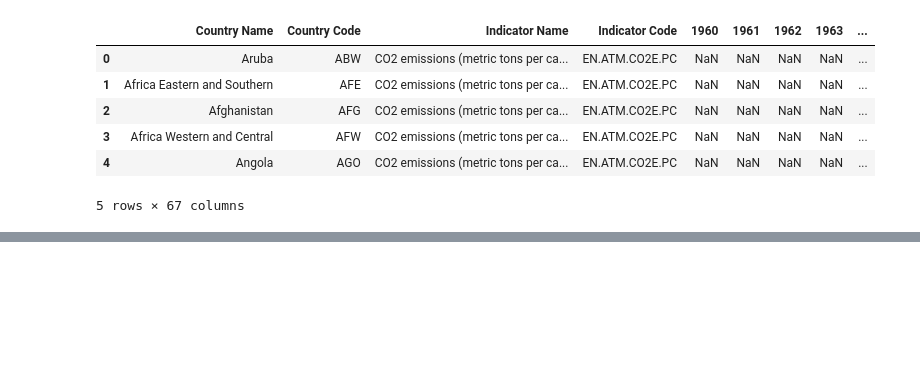
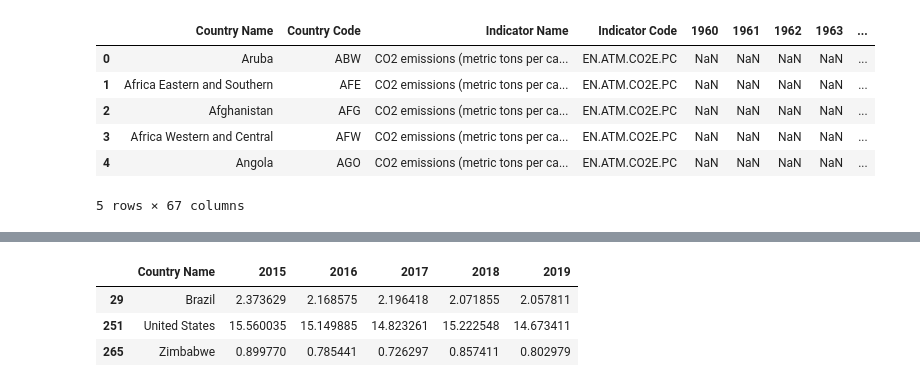
Before and after one commit to st4pzz/APS-CIENCIA-DOS-DADOS, a Jupyter notebook: resolucao.ipynb, the cells around one changed output, grey strips where cells are left out. Cells and saved outputs as stored; diff of their text form; code cells hidden in the pictures; blank space fills up the shorter version.

```diff
--- a/resolucao.ipynb
+++ b/resolucao.ipynb
@@ -89,0 +40,10 @@ TypeError: concat() got multiple values for argument 'axis'
+# %%
+df_APS2 = df_APS2[df_APS2['Country Name'].isin(['Brazil', 'United States', 'Zimbabwe'])]
+
+df_APS2 = df_APS2[["Country Name", "2015", "2016", "2017", "2018", "2019"]]
+df_APS2.head()
+# %% [output]
+|  | Country Name | 2015 | 2016 | 2017 | 2018 | 2019 |
+| 29 | Brazil | 2.373629 | 2.168575 | 2.196418 | 2.071855 | 2.057811 |
+| 251 | United States | 15.560035 | 15.149885 | 14.823261 | 15.222548 | 14.673411 |
+| 265 | Zimbabwe | 0.899770 | 0.785441 | 0.726297 | 0.857411 | 0.802979 |
```
Also changed, not shown: parts of 3 cells of this notebook.
